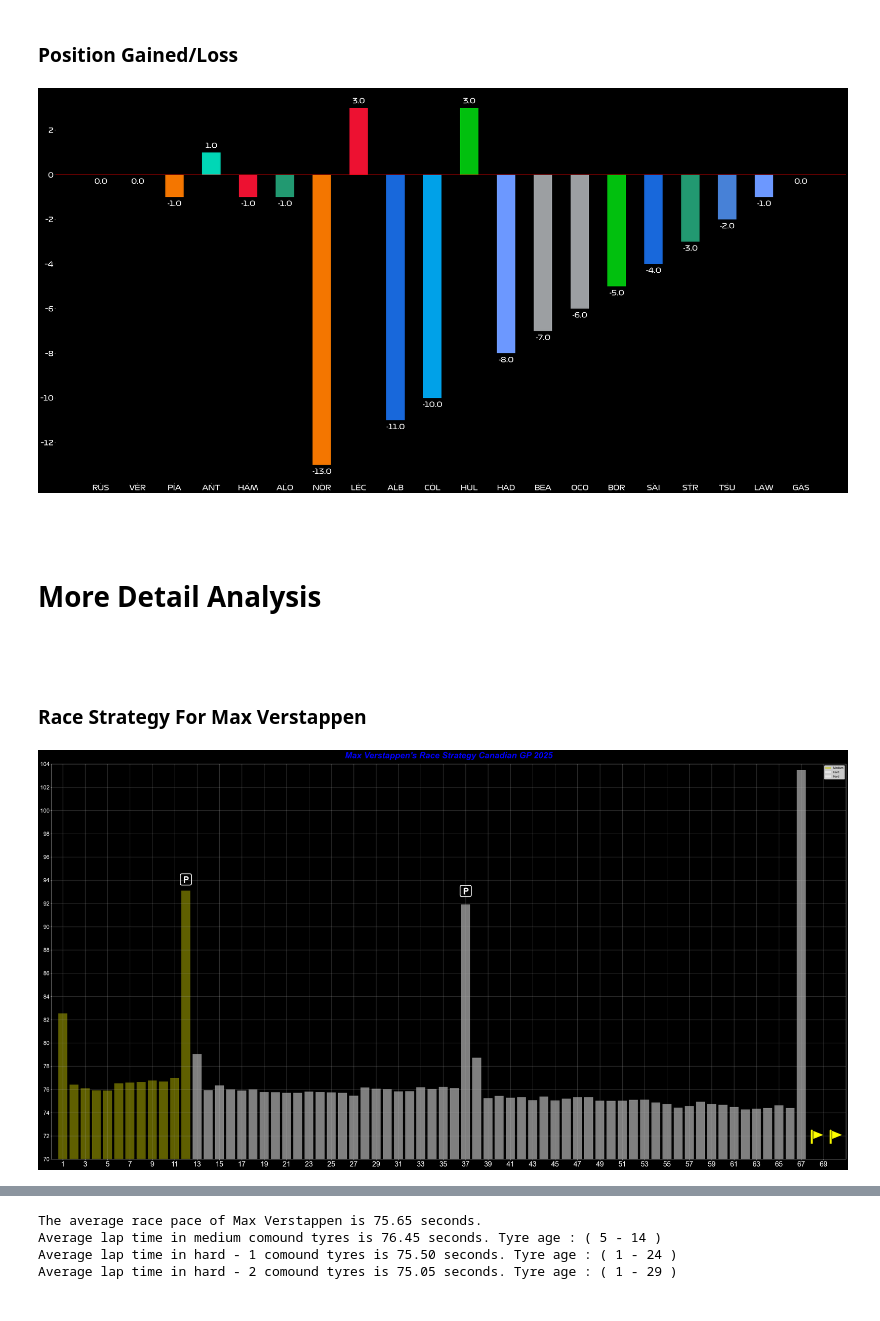
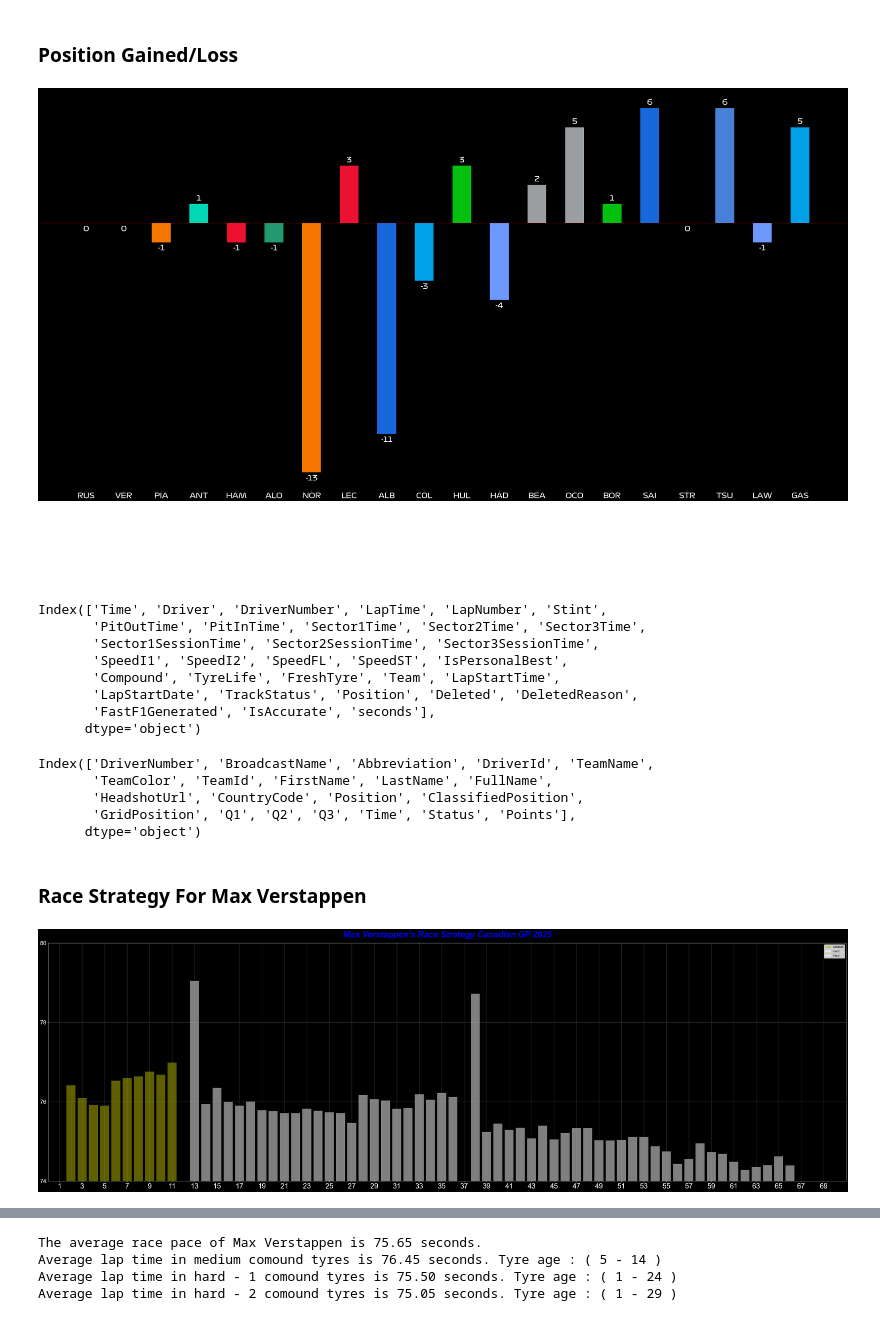
Before and after one commit to SumanGouda/MATPLOTLIB-MODULE, a Jupyter notebook: STREAMLIT & PANEL/F1 RACE ANALYSIS PROJECTS/F1 Candian GP 2025/NOTEBOOK/F1 Canadian GP 2025 .ipynb, the cells around one changed output, grey strips where cells are left out. Cells and saved outputs as stored; diff of their text form; code cells hidden in the pictures.

```diff
--- a/STREAMLIT & PANEL/F1 RACE ANALYSIS PROJECTS/F1 Candian GP 2025/NOTEBOOK/F1 Canadian GP 2025 .ipynb
+++ b/STREAMLIT & PANEL/F1 RACE ANALYSIS PROJECTS/F1 Candian GP 2025/NOTEBOOK/F1 Canadian GP 2025 .ipynb
@@ -129,18 +136,21 @@ pivot_df.sort_values(by='0.0', inplace=True)
 fig, ax = plt.subplots(figsize=(50, 25))
 fig.set_facecolor('black')
 ax.set_facecolor('black')
-ax.tick_params(colors='white')
-for tick in ax.get_xticklabels() + ax.get_yticklabels():
+ax.tick_params(axis='x',colors='white')
+plt.yticks([])
+
+for tick in ax.get_xticklabels():
     tick.set_fontproperties(regular_font)
     tick.set_fontsize(25)
 
 for driver in pivot_df.index.tolist():
     start_pos = pivot_df.loc[driver].iloc[0]            # First column (grid start)
-    end_pos = pivot_df.loc[driver].iloc[-1]             # Last column (final position)
+    end_pos = pivot_df.loc[driver].iloc[-2]             # Second Last column (final position)
 
-    diff = start_pos - end_pos
     if pd.isna(end_pos):
-        diff = start_pos - 20       # If the final value is NaN, return 20 instead
+        diff = start_pos - 20       # If the final value is NaN, subtract 20 instead
+    else:
+        diff = start_pos - end_pos
 
     try :
         color_code = "#" + str(results.loc[results['Abbreviation'] == driver, 'TeamColor'].values[0])
@@ -152,7 +162,7 @@ for driver in pivot_df.index.tolist():
         ax.text(
             driver,
             diff + 0.3,
-            str(diff),
+            int(diff),
             color = 'white',
             fontsize = 25,
             fontproperties = regular_font,
@@ -163,7 +173,7 @@ for driver in pivot_df.index.tolist():
         ax.text(
             driver,
             diff - 0.3,
-            str(diff),
+            int(diff),
             color = 'white',
             fontsize = 25,
             fontproperties = regular_font,
@@ -175,13 +185,30 @@ ax.tick_params(colors='white')
 ax.axhline(y=0, color='red', linestyle='-')
 plt.show()
 # %% [output]
-[figure, old version]
+[figure, new version]
 # %% [markdown]
 #
-# %% [markdown]
-# More Detail Analysis
 # %% [markdown]
 #
+# %%
+df.columns
+# %% [output]
+Index(['Time', 'Driver', 'DriverNumber', 'LapTime', 'LapNumber', 'Stint',
+       'PitOutTime', 'PitInTime', 'Sector1Time', 'Sector2Time', 'Sector3Time',
+       'Sector1SessionTime', 'Sector2SessionTime', 'Sector3SessionTime',
+       'SpeedI1', 'SpeedI2', 'SpeedFL', 'SpeedST', 'IsPersonalBest',
+       'Compound', 'TyreLife', 'FreshTyre', 'Team', 'LapStartTime',
+       'LapStartDate', 'TrackStatus', 'Position', 'Deleted', 'DeletedReason',
+       'FastF1Generated', 'IsAccurate', 'seconds'],
+      dtype='object')
+# %%
+results.columns
+# %% [output]
+Index(['DriverNumber', 'BroadcastName', 'Abbreviation', 'DriverId', 'TeamName',
+       'TeamColor', 'TeamId', 'FirstName', 'LastName', 'FullName',
+       'HeadshotUrl', 'CountryCode', 'Position', 'ClassifiedPosition',
+       'GridPosition', 'Q1', 'Q2', 'Q3', 'Time', 'Status', 'Points'],
+      dtype='object')
 # %% [markdown]
 ### Race Strategy For Max Verstappen
 # %%
@@ -191,43 +218,44 @@ import emoji
 df['seconds'] = pd.to_timedelta(df['LapTime']).dt.total_seconds()
 verstappen = df[df['Driver'] == 'VER']
 
-fig, ax = plt.subplots(figsize=(50, 25))
+fig, ax = plt.subplots(figsize=(50, 15))
 
 # Bring Font
 plt.rcParams['font.family'] = 'Segoe UI Emoji'
 plt.rcParams['font.family'] = 'Arial'
 
 # Set the background color of the entire figure canvas to black.
 fig.set_facecolor('black')
 ax.set_facecolor('black')
 
 # Make the axis color white
 for spine in ax.spines.values():
     spine.set_color('white')
 
 ax.tick_params(axis='both', colors='white')
 # Plot the bars
+verstappen = verstappen[verstappen['seconds'] <= 80]
 ax.bar(verstappen[verstappen['Stint'] == 1]['LapNumber'], verstappen[verstappen['Stint'] == 1]['seconds'], label = 'Medium', color='y', alpha = 0.5)
 ax.bar(verstappen[verstappen['Stint'] == 2]['LapNumber'], verstappen[verstappen['Stint'] == 2]['seconds'], label = 'Hard', color='#FFFFFF', alpha = 0.5)
 ax.bar(verstappen[verstappen['Stint'] == 3]['LapNumber'], verstappen[verstappen['Stint'] == 3]['seconds'], label = 'Hard',color='#FFFFFF', alpha = 0.5)
 
 # Text Emoji
-plt.text(67.5, 71.5, "🚩", fontsize=50, font = 'Segoe UI Emoji', color = 'yellow')
-plt.text(69.2, 71.5, "🚩", fontsize=50, font = 'Segoe UI Emoji', color = 'yellow')
-plt.text(12.7, 93.5, "🅿️", fontsize=40, font = 'Segoe UI Emoji', color = 'white', ha ='center', va='bottom')
-plt.text(37.7, 92.5, "🅿️", fontsize=40, font = 'Segoe UI Emoji', color = 'white', ha ='center', va='bottom')
+# plt.text(67.5, 71.5, "🚩", fontsize=50, font = 'Segoe UI Emoji', color = 'yellow')
+# plt.text(69.2, 71.5, "🚩", fontsize=50, font = 'Segoe UI Emoji', color = 'yellow')
+# plt.text(12.7, 93.5, "🅿️", fontsize=40, font = 'Segoe UI Emoji', color = 'white', ha ='center', va='bottom')
+# plt.text(37.7, 92.5, "🅿️", fontsize=40, font = 'Segoe UI Emoji', color = 'white', ha ='center', va='bottom')
 
 plt.xlim(0,71)
-plt.ylim(70,100)
+plt.ylim(74,78)
 
 plt.xticks(range(1,71,2), font='Arial', fontsize = 25)
-plt.yticks(range(70,105,2),font='Arial', fontsize = 20)
+plt.yticks(range(74,82,2),font='Arial', fontsize = 20)
 
-ax.grid(True, linestyle='-', alpha=0.6)
+ax.grid(True, linestyle='-', alpha=0.4)
 
 plt.title("Max Verstappen's Race Strategy Canadian GP 2025",font = 'Arial', fontweight = 'bold' , fontstyle='italic', fontsize = 30, color = 'blue', pad=20)
 
 plt.legend(fontsize=100, prop={'family': 'Arial'})
 plt.show()
 # %% [output]
-[figure, old version]
+[figure, new version]
```
Also changed, not shown: parts of 6 cells of this notebook, 31 other files.
